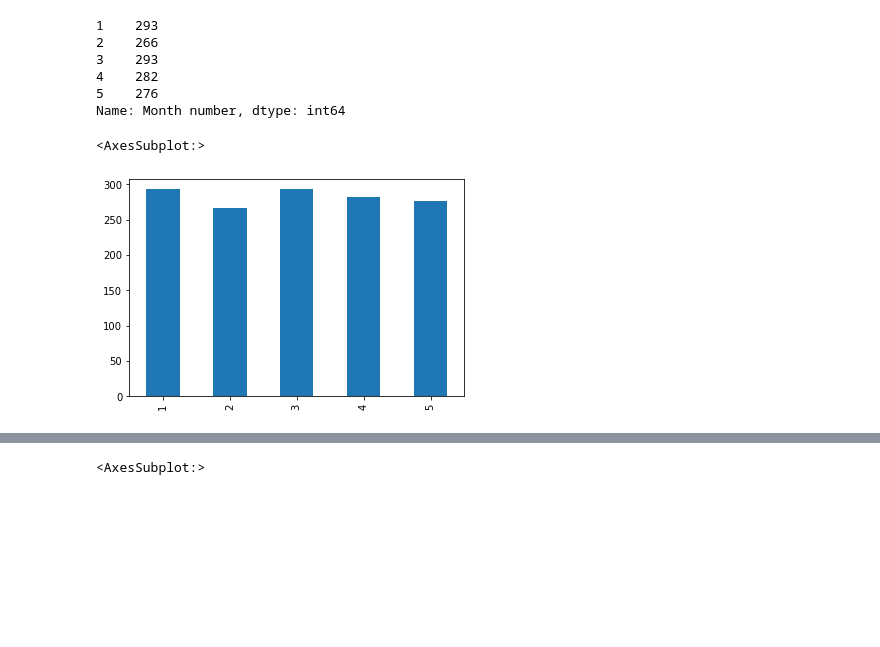
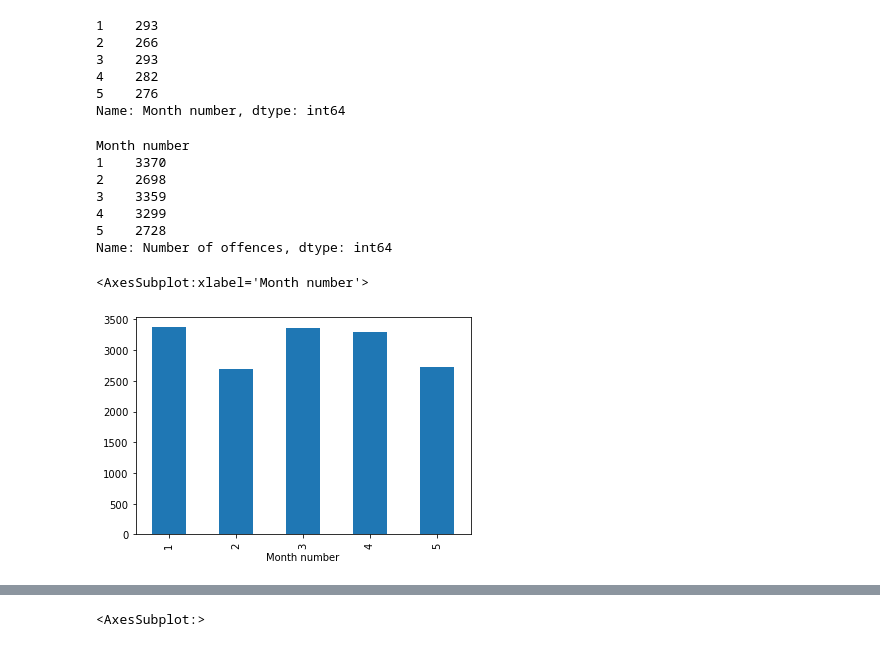
Before and after one commit to ShantiRoseCodes/solo_project, a Jupyter notebook: Domestic Violence.ipynb, the cells around one changed output, grey strips where cells are left out. Cells and saved outputs as stored; diff of their text form; code cells hidden in the pictures; blank space fills up the shorter version.

```diff
--- a/Domestic Violence.ipynb
+++ b/Domestic Violence.ipynb
@@ -286,8 +286,18 @@ dv_df[dv_df['Year'] == 2022]['Month number'].value_counts(sort = False)
 5    276
 Name: Month number, dtype: int64
 # %%
-dv_df[dv_df['Year'] == 2022]['Month number'].value_counts(sort = False).plot(kind = 'bar')
+dv_df[dv_df['Year'] == 2022].groupby('Month number')['Number of offences'].sum()
 # %% [output]
-<AxesSubplot:>
+Month number
+1    3370
+2    2698
+3    3359
+4    3299
+5    2728
+Name: Number of offences, dtype: int64
-[figure, removed]
+# %%
+dv_df[dv_df['Year'] == 2022].groupby('Month number')['Number of offences'].sum().plot(kind = 'bar')
+# %% [output]
+<AxesSubplot:xlabel='Month number'>
+[figure, added]
 # %%
```
Also changed, not shown: parts of 38 cells of this notebook.
